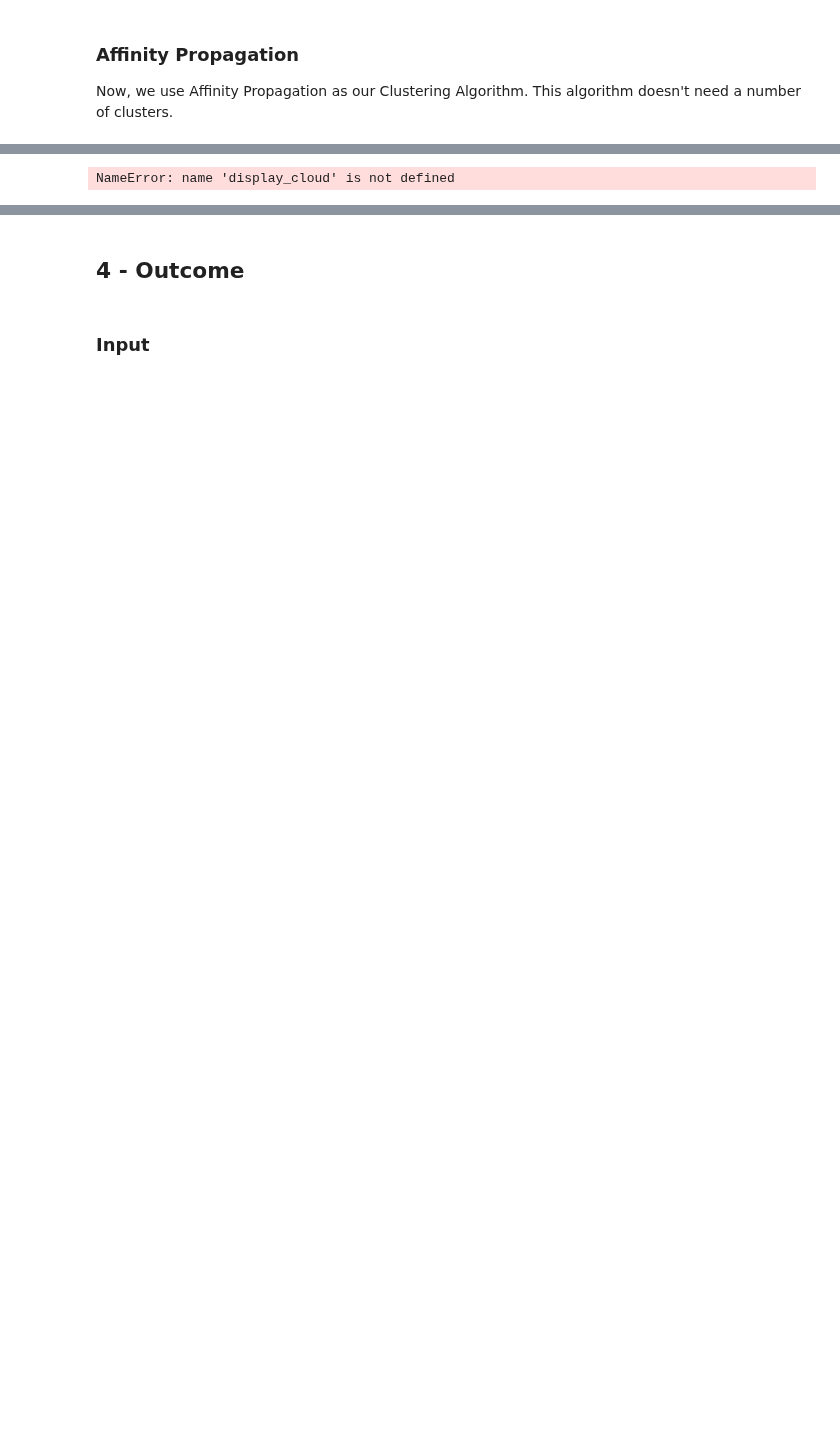
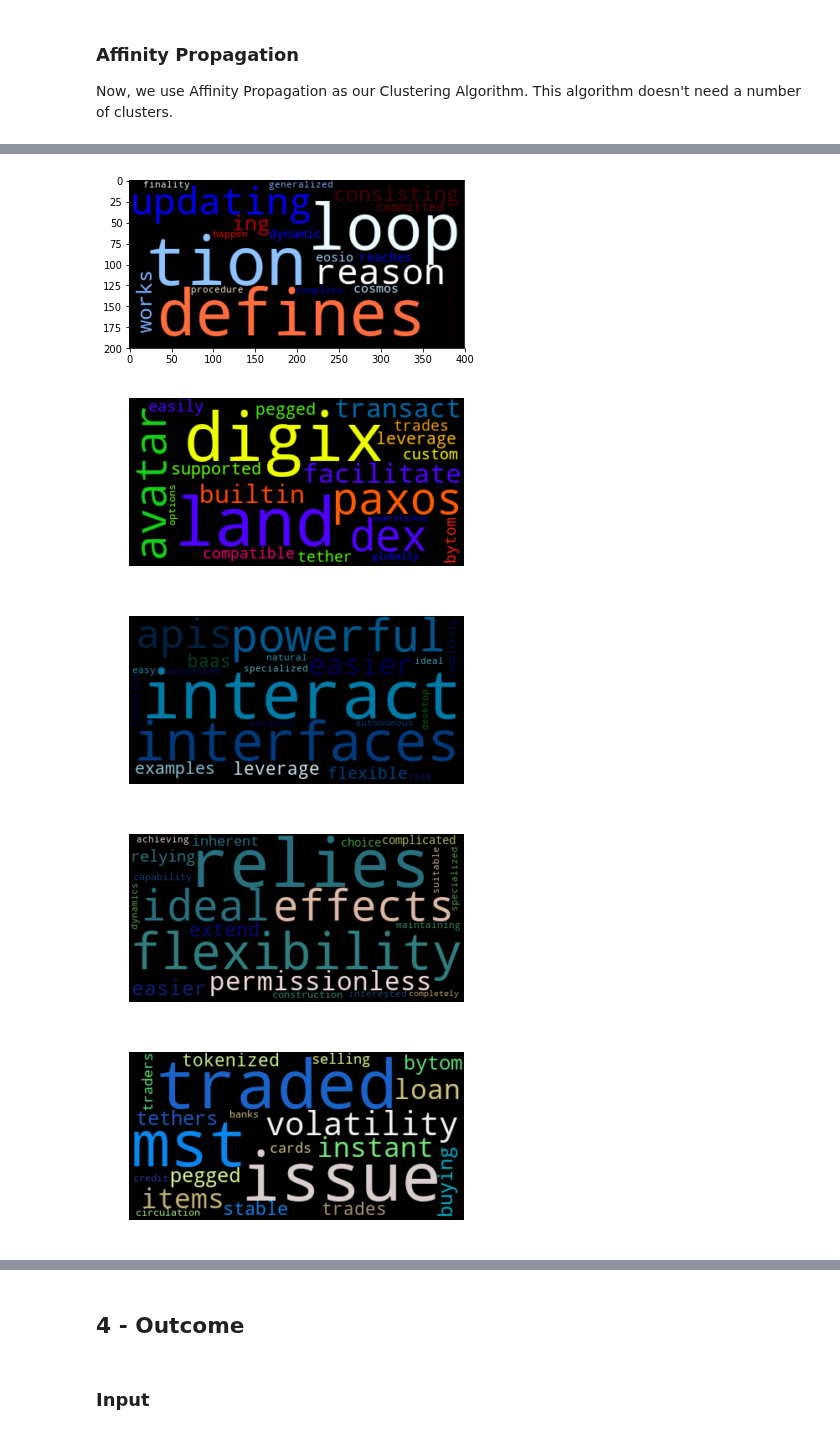
Before and after one commit to luisdiegocm/HWR_DataScience_Project, a Jupyter notebook: notebooks/2- Document Clustering.ipynb, the cells around one changed output, grey strips where cells are left out. Cells and saved outputs as stored; diff of their text form; code cells hidden in the pictures; blank space fills up the shorter version.

```diff
--- a/notebooks/2- Document Clustering.ipynb
+++ b/notebooks/2- Document Clustering.ipynb
@@ -476,11 +459,15 @@ def display_cloud(cluster_num, cmap):
 # %%
 cmaps = cycle([
             'flag', 'prism', 'ocean', 'gist_earth', 'terrain', 'gist_stern',
             'gnuplot', 'gnuplot2', 'CMRmap', 'cubehelix', 'brg', 'hsv',
             'gist_rainbow', 'rainbow', 'jet', 'nipy_spectral', 'gist_ncar'])
 
-for i in range(15):
+for i in range(9):
     col = next(cmaps);
     display_cloud(i, col)
 # %% [output]
-NameError: name 'display_cloud' is not defined
+[figure, added]
+[figure, added]
+[figure, added]
+[figure, added]
+[figure, added]
```
Also changed, not shown: parts of 30 cells of this notebook, 7 other files.
